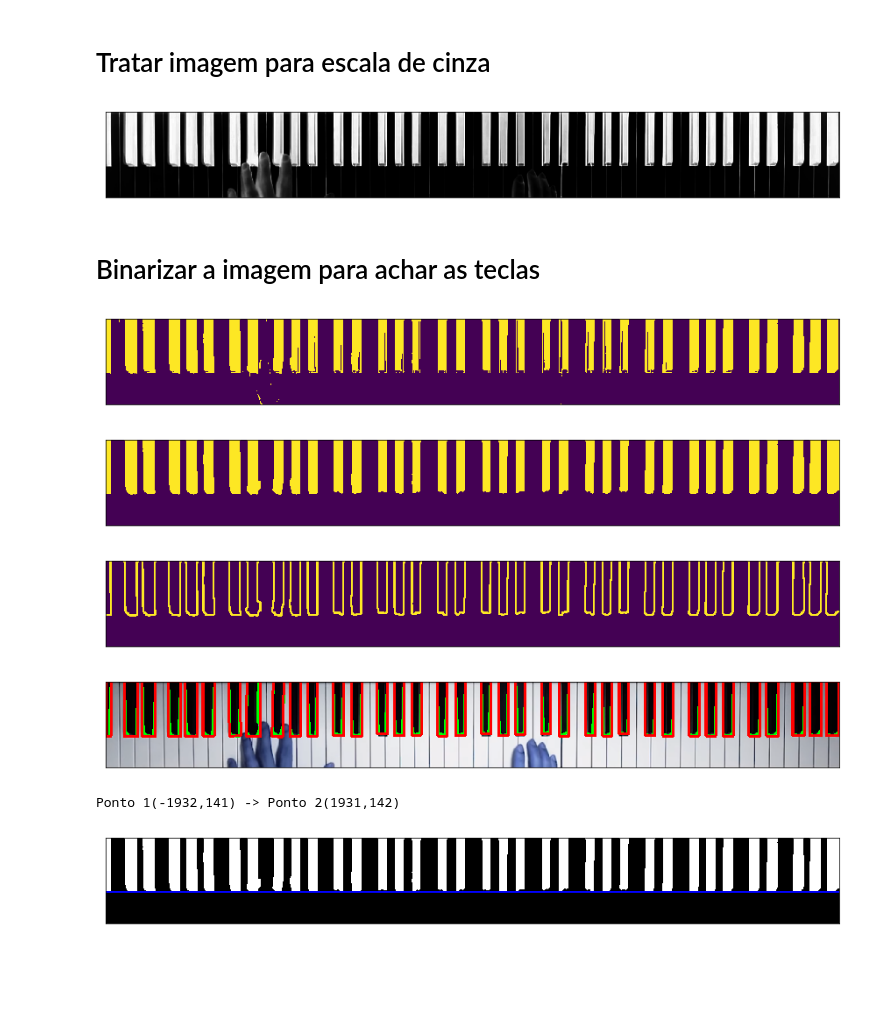
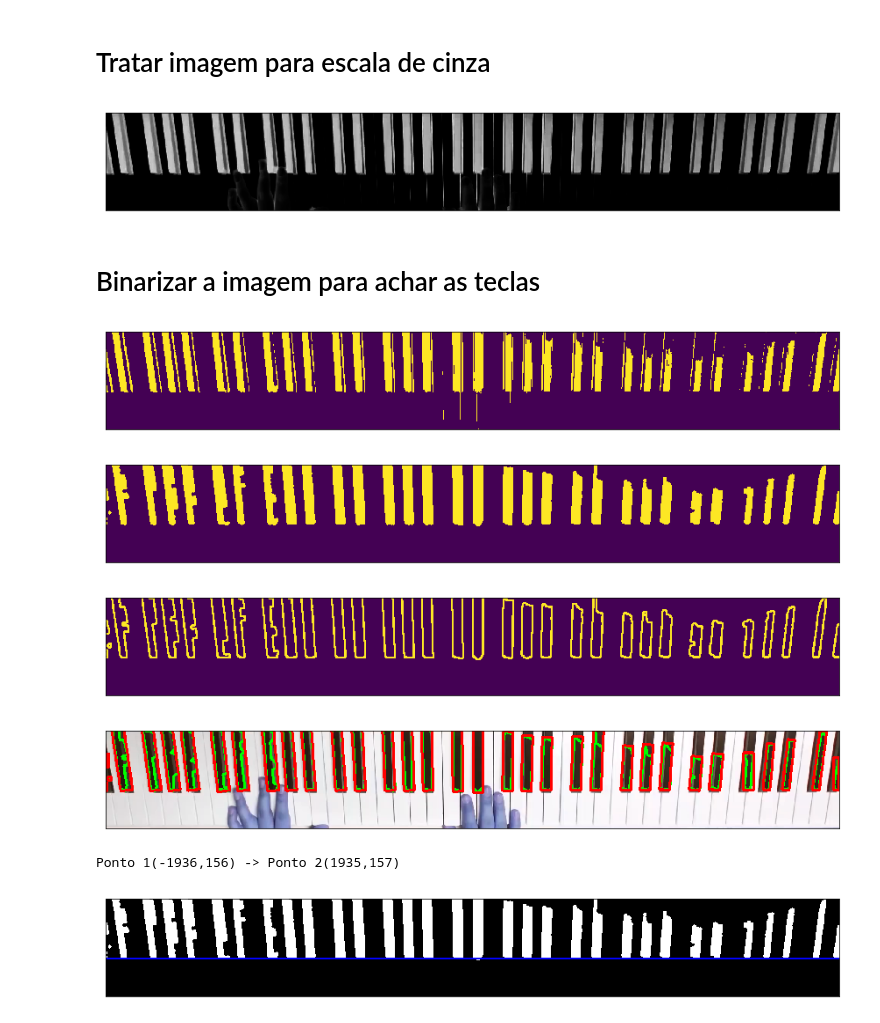
Before and after one commit to rafaeltoyo/piano-lindinho, a Jupyter notebook: notebook/keyboard.ipynb, the cells around one changed output. Drawn from its saved outputs; the diff is of its cells as text; code cells hidden in the pictures; blank space fills up the shorter version.

```diff
--- a/notebook/keyboard.ipynb
+++ b/notebook/keyboard.ipynb
@@ -15,7 +15,7 @@ def image_plot(img):
 # %% [markdown]
 # Segmentar o piano na imagem
 # %%
-img_id = 1
+img_id = 2
 img_name = "piano{}.png".format(img_id)
 image = cv2.imread(img_name)
 (h, w, c) = image.shape
@@ -40,16 +40,16 @@ image_plot(cv2.cvtColor(cropped, cv2.COLOR_BGR2RGB))
 # %%
 # Multiplicar as componentes R, G e B invertidas
 gsimg = (255 - cropped).prod(axis=2).astype('float32')
 
 # Multiplicar pelo menor valor entre R, G e B invertidos
 gsimg *= np.amin((255 - cropped), axis=2)
 
 # Normalizer resultado entre 0 a 255
-gsimg = ((gsimg * 255) / gsimg.max()).astype('uint8')
+# gsimg = ((gsimg * 255) / gsimg.max()).astype('uint8')
 
 image_plot(cv2.cvtColor(gsimg, cv2.COLOR_GRAY2RGB))
 # %% [output]
-[figure, old version]
+[figure, new version]
 # %% [markdown]
 # Binarizar a imagem para achar as teclas
 # %%
@@ -75,13 +75,13 @@ thresh = cv2.morphologyEx(thresh, cv2.MORPH_OPEN, kernel)
 
 image_plot(thresh)
 # %% [output]
-[figure, old version]
+[figure, new version]
-[figure, old version]
+[figure, new version]
 # %%
 edges = cv2.Canny(thresh, 50, 150, apertureSize=3)
 image_plot(cv2.dilate(edges, np.ones((5,5))))
 # %% [output]
-[figure, old version]
+[figure, new version]
 # %%
 quero = cropped.copy()
 contours, _ = cv2.findContours(thresh, cv2.RETR_TREE, cv2.CHAIN_APPROX_SIMPLE)
@@ -103,7 +103,7 @@ num_keys = len(contours)
 
 image_plot(quero)
 # %% [output]
-[figure, old version]
+[figure, new version]
 # %%
 hough = cv2.cvtColor(thresh, cv2.COLOR_GRAY2RGB)
 
@@ -141,8 +141,8 @@ if lines is not None:
 
 image_plot(hough)
 # %% [output]
-Ponto 1(-1932,141) -> Ponto 2(1931,142)
+Ponto 1(-1936,156) -> Ponto 2(1935,157)
-[figure, old version]
+[figure, new version]
 # %%
 hough = cv2.cvtColor(thresh, cv2.COLOR_GRAY2RGB)
 
```
Also changed, not shown: parts of 2 cells of this notebook, 17 other files.
